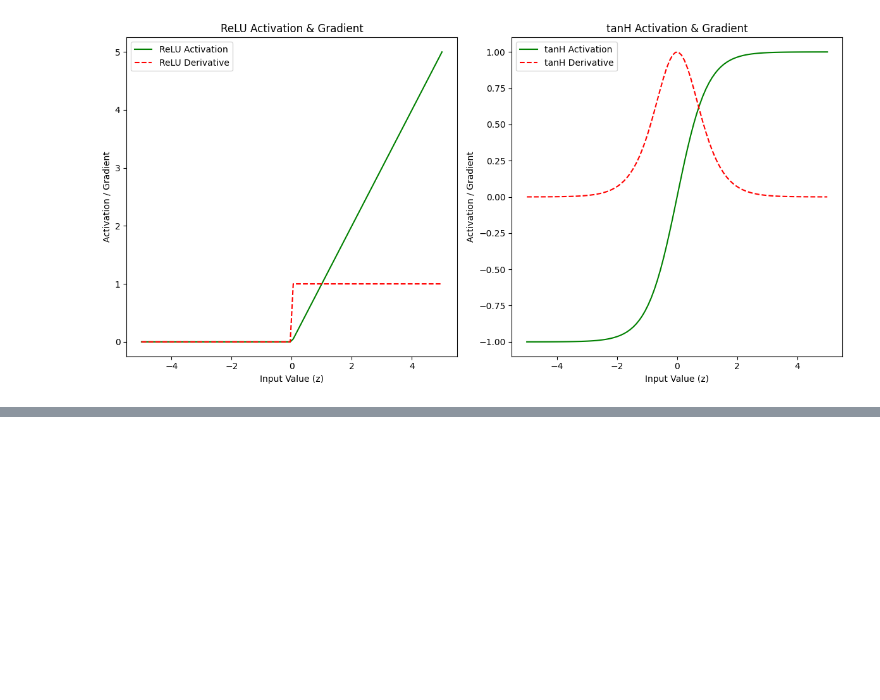
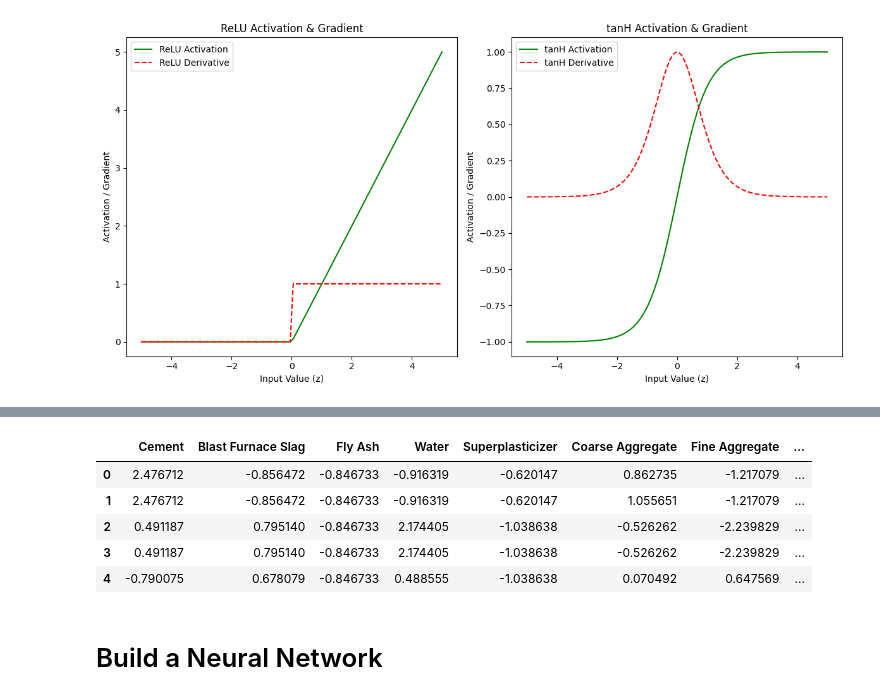
Before and after one commit to LekaLakshmi/Artificial-intelligence, a Jupyter notebook: Deep_Learning.ipynb, the cells around one changed output, grey strips where cells are left out. Saved outputs shown, nothing was run; the diff lists cells and outputs as text; code cells hidden in the pictures; blank space fills up the shorter version.

```diff
--- a/Deep_Learning.ipynb
+++ b/Deep_Learning.ipynb
@@ -583,0 +664,8 @@ plt.show()
+# %%
+# extracts all column names from the dataset.
+concrete_data_columns = concrete_data.columns
+
+
+# Split dataset into target and predictors
+predictors = concrete_data[concrete_data_columns[concrete_data_columns != 'Strength']] # all columns except Strength
+target = concrete_data['Strength'] # Strength column
@@ -583,0 +684,22 @@ plt.show()
+# %%
+# We normalize all features because each feature has a different range of values.
+# Large-scale or small-scale features should not dominate the model learning process.
+
+# predictors.mean() and predictors.std() calculate the mean and standard deviation
+# for each column.
+
+# After normalization, each feature will have mean ≈ 0 and standard deviation ≈ 1.
+
+# This is done by subtracting the mean and dividing by the standard deviation.
+
+# predictors_norm will contain the normalized feature values.
+
+predictors_norm = (predictors - predictors.mean()) / predictors.std()
+predictors_norm.head()
+# %% [output]
+|  | Cement | Blast Furnace Slag | Fly Ash | Water | Superplasticizer | Coarse Aggregate | Fine Aggregate | ... |
+| 0 | 2.476712 | -0.856472 | -0.846733 | -0.916319 | -0.620147 | 0.862735 | -1.217079 | ... |
+| 1 | 2.476712 | -0.856472 | -0.846733 | -0.916319 | -0.620147 | 1.055651 | -1.217079 | ... |
+| 2 | 0.491187 | 0.795140 | -0.846733 | 2.174405 | -1.038638 | -0.526262 | -2.239829 | ... |
+| 3 | 0.491187 | 0.795140 | -0.846733 | 2.174405 | -1.038638 | -0.526262 | -2.239829 | ... |
+| 4 | -0.790075 | 0.678079 | -0.846733 | 0.488555 | -1.038638 | 0.070492 | 0.647569 | ... |
@@ -583,0 +709,2 @@ plt.show()
+# %% [markdown]
+# Build a Neural Network
```
Also changed, not shown: parts of 23 cells of this notebook.
